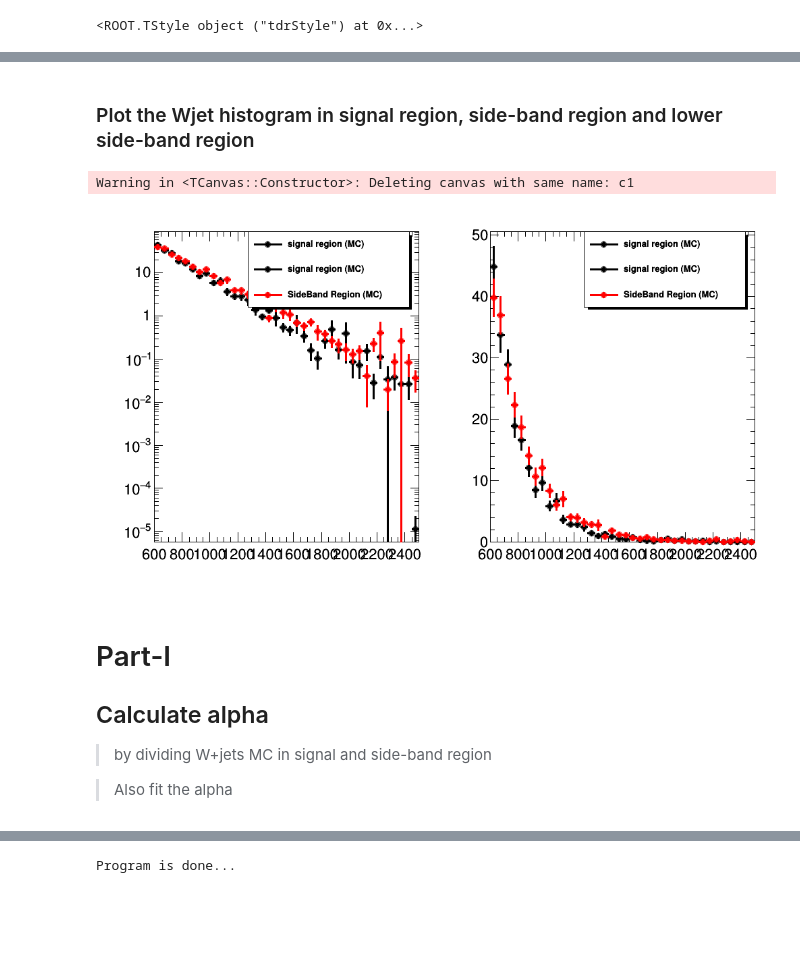
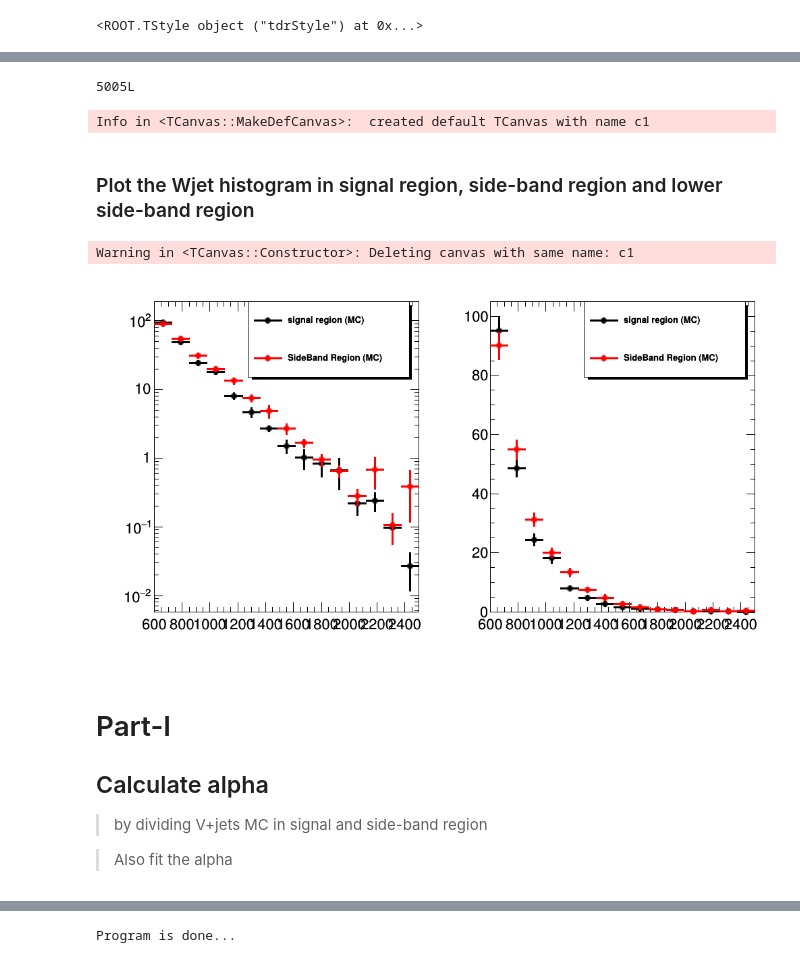
Before and after one commit to ram1123/EXOVVFitter, a Jupyter notebook: Wjet_StatisticalUncertanity_Data.ipynb, the cells around one changed output, grey strips where cells are left out. Saved outputs shown, nothing was run; the diff lists cells and outputs as text; code cells hidden in the pictures; blank space fills up the shorter version.

```diff
--- a/Wjet_StatisticalUncertanity_Data.ipynb
+++ b/Wjet_StatisticalUncertanity_Data.ipynb
@@ -62,31 +30,77 @@ Info in <TCanvas::MakeDefCanvas>:  created default TCanvas with name c1
+# %%
+hSignal_4bin = r.TH1D("hSignal_4bin","",4,600,2500)
+hSignal_4bin.SetMarkerColor(1)
+hSignal_4bin.SetLineColor(1)
+hSignal_4bin.SetLineWidth(3)
+hSignal_4bin.SetMarkerSize(1)
+
+hSignal_15bin = r.TH1D("hSignal_15bin","",15,600,2500)
+hSignal_15bin.SetMarkerColor(1)
+hSignal_15bin.SetLineColor(1)
+hSignal_15bin.SetLineWidth(3)
+hSignal_15bin.SetMarkerSize(1)
+
+hSignal_38bin = r.TH1D("hSignal_38bin","",38,600,2500)
+hSignal_38bin.SetMarkerColor(1)
+hSignal_38bin.SetLineColor(1)
+hSignal_38bin.SetLineWidth(3)
+hSignal_38bin.SetMarkerSize(1)
+
+hSideBand_15bin = r.TH1D("hSideBand_15bin","",15,600,2500)
+hSideBand_15bin.SetMarkerColor(2)
+hSideBand_15bin.SetLineColor(2)
+hSideBand_15bin.SetLineWidth(3)
+hSideBand_15bin.SetMarkerSize(1)
+
+hSideBand_38bin = r.TH1D("hSideBand_38bin","",38,600,2500)
+hSideBand_38bin.SetMarkerColor(1)
+hSideBand_38bin.SetLineColor(1)
+hSideBand_38bin.SetLineWidth(3)
+hSideBand_38bin.SetMarkerSize(1)
+
+treeIn.Draw("mass_lvj_type0_PuppiAK8>>hSignal_4bin",cutString_Signal)
+treeIn.Draw("mass_lvj_type0_PuppiAK8>>hSignal_15bin",cutString_Signal)
+treeIn.Draw("mass_lvj_type0_PuppiAK8>>hSignal_38bin",cutString_Signal)
+
+treeIn.Draw("mass_lvj_type0_PuppiAK8>>hSideBand_15bin",cutString_SideBand)
+treeIn.Draw("mass_lvj_type0_PuppiAK8>>hSideBand_38bin",cutString_SideBand)
+# %% [output]
+5005L
+Info in <TCanvas::MakeDefCanvas>:  created default TCanvas with name c1
 # %% [markdown]
 ### Plot the Wjet histogram in signal region, side-band region and lower side-band region
 # %%
+leg = r.TLegend(0.45,0.95,.95,0.75)
+
+leg.AddEntry(hSignal_15bin,"signal region (MC)")
+leg.AddEntry(hSideBand_15bin,"SideBand Region (MC)")
+
+
 c1 = r.TCanvas("c1", "canvas", 1000, 600)
 c1.SetLogy()
 c1.Divide(2,1)
 c1.cd(1)
 r.gPad.SetLogy()
-hSignal.SetTitle("Log axis")
-hSignal.Draw()
-hSideBand.Draw("same")
+hSignal_15bin.SetTitle("Log axis")
+hSignal_15bin.Draw()
+hSideBand_15bin.Draw("same")
 leg.Draw()
 c1.cd(2)
-hSignal.SetTitle("Normal axis")
-hSignal.Draw()
-hSideBand.Draw("same")
+hSignal_15bin.SetTitle("Linear axis")
+hSignal_15bin.Draw()
+hSideBand_15bin.Draw("same")
 leg.Draw()
 
 c1.Draw()
 # %% [output]
 Warning in <TCanvas::Constructor>: Deleting canvas with same name: c1
-[figure, old version]
+[figure, new version]
 # %% [markdown]
 # Part-I
 
 ## Calculate alpha
 
-> by dividing W+jets MC in signal and side-band region
+> by dividing V+jets MC in signal and side-band region
 
 
 > Also fit the alpha
```
Also changed, not shown: parts of 11 cells of this notebook, 7 other files.
